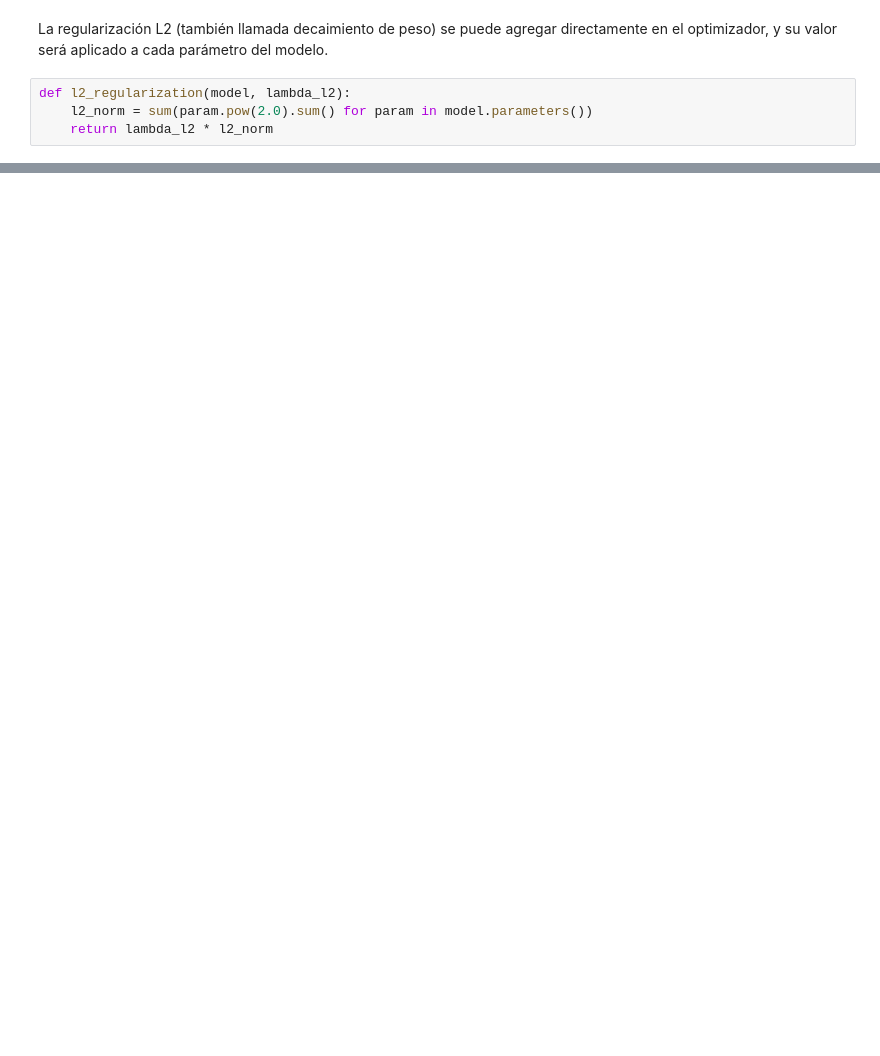
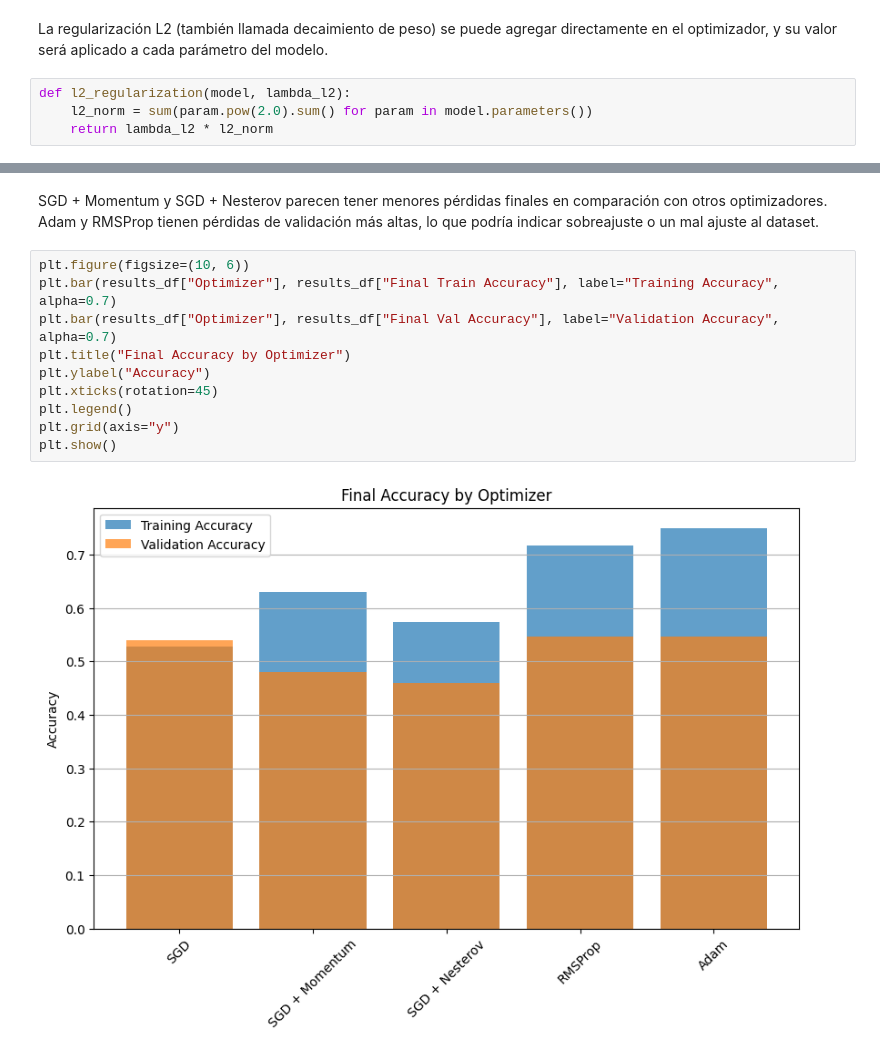
Before and after one commit to antargi/deeplearningfundamentals, a Jupyter notebook: lab1_try1.ipynb, the cells around one changed output, grey strips where cells are left out. Cells and saved outputs as stored; diff of their text form; blank space fills up the shorter version.

```diff
--- a/lab1_try1.ipynb
+++ b/lab1_try1.ipynb
@@ -256,0 +590,15 @@ def l2_regularization(model, lambda_l2):
+# %% [markdown]
+SGD + Momentum y SGD + Nesterov parecen tener menores pérdidas finales en comparación con otros optimizadores.
+Adam y RMSProp tienen pérdidas de validación más altas, lo que podría indicar sobreajuste o un mal ajuste al dataset.
+# %%
+plt.figure(figsize=(10, 6))
+plt.bar(results_df["Optimizer"], results_df["Final Train Accuracy"], label="Training Accuracy", alpha=0.7)
+plt.bar(results_df["Optimizer"], results_df["Final Val Accuracy"], label="Validation Accuracy", alpha=0.7)
+plt.title("Final Accuracy by Optimizer")
+plt.ylabel("Accuracy")
+plt.xticks(rotation=45)
+plt.legend()
+plt.grid(axis="y")
+plt.show()
+# %% [output]
+[figure, added]
```
Also changed, not shown: parts of 76 cells of this notebook, 4 other files.
